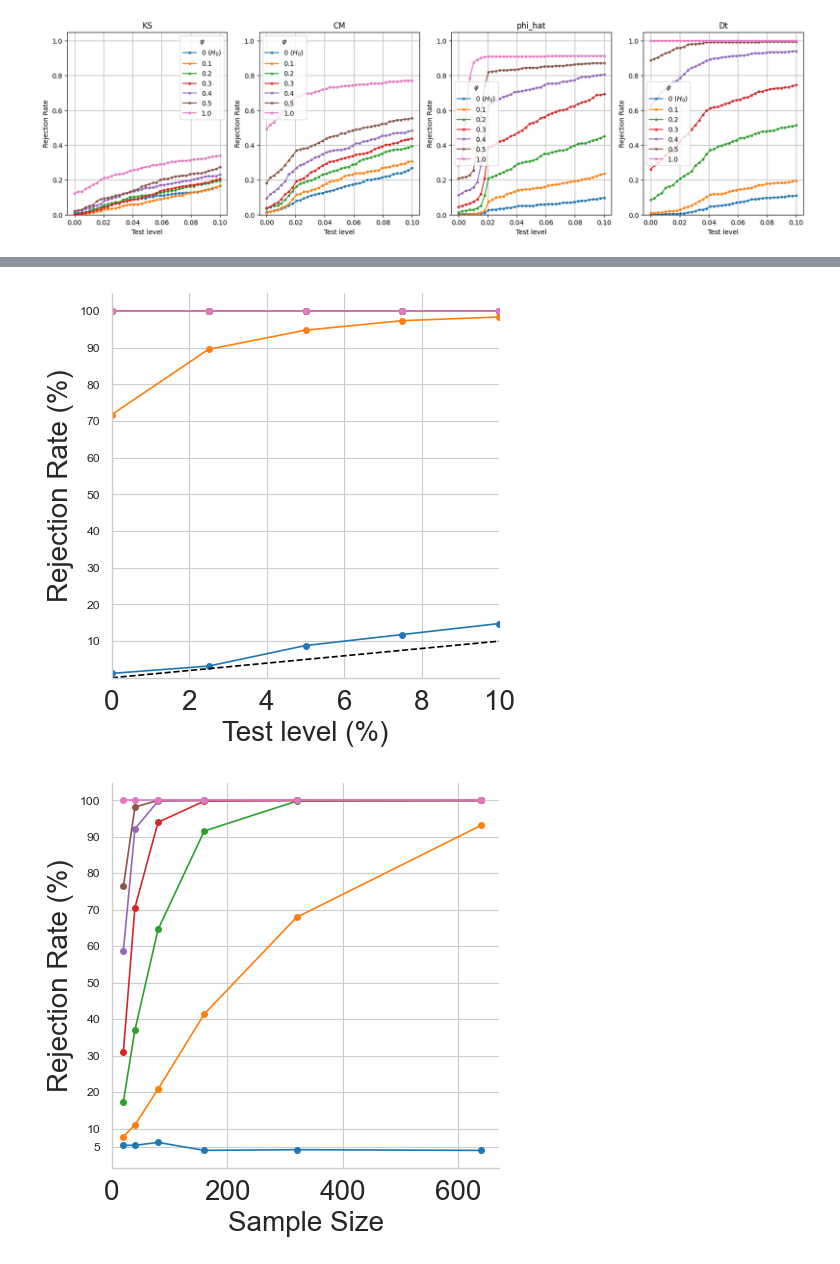
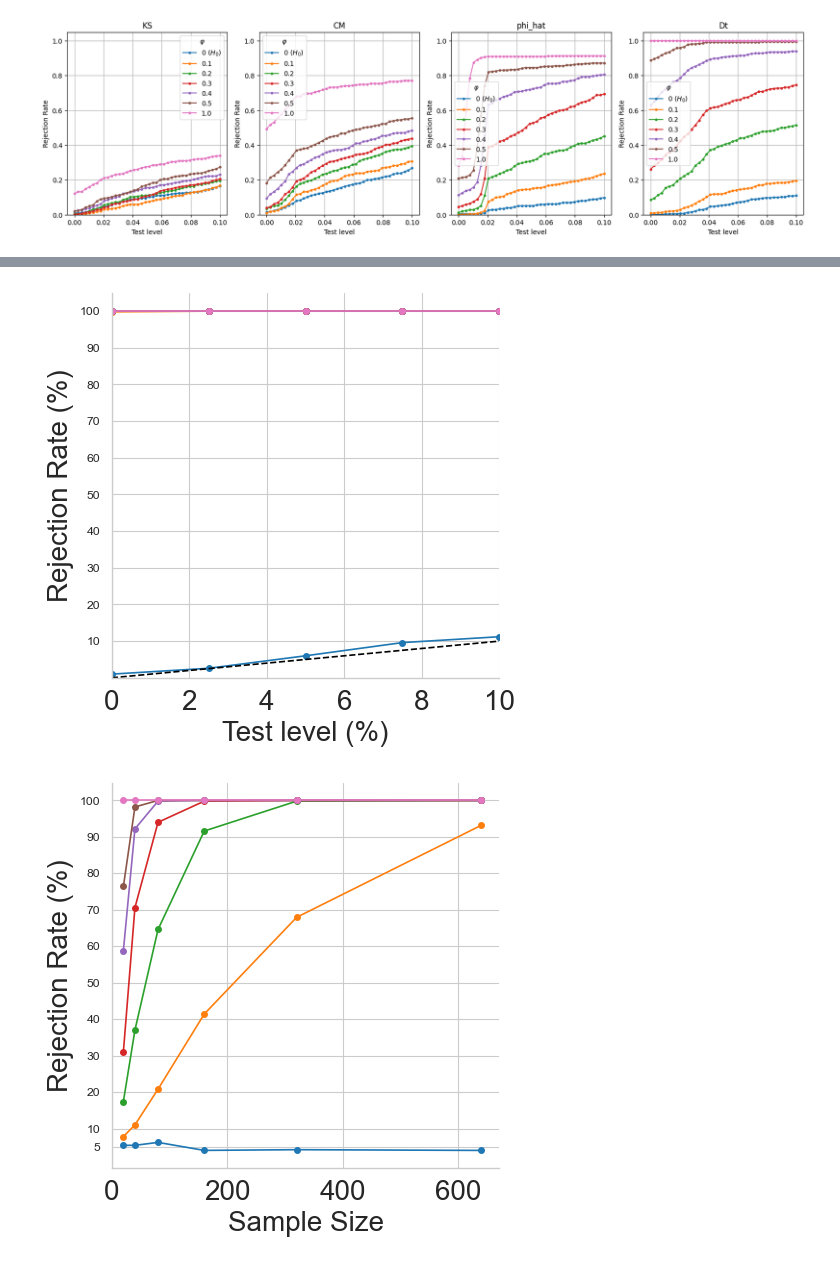
Before and after one commit to matthieubulte/GAR, a Jupyter notebook: simulation-evaluation.ipynb, the cells around one changed output, grey strips where cells are left out. Saved outputs shown, nothing was run; the diff lists cells and outputs as text; code cells hidden in the pictures.

```diff
--- a/simulation-evaluation.ipynb
+++ b/simulation-evaluation.ipynb
@@ -273,7 +183,7 @@ plt.savefig('./plots/size_rej_rate_R_mult_noise.pdf', bbox_inches='tight', trans
 # %%
-samplesize = 40
+samplesize = 80
 plt.figure(figsize=(5,5))
 plotting.plot_alpha_alpha(df_logchol, 'Dt', samplesize)
 plt.savefig('./plots/size_rej_rate_log_cholesky.pdf', bbox_inches='tight', transparent=True,)
 # %% [output]
-[figure, old version]
+[figure, new version]
```
Also changed, not shown: parts of 7 cells of this notebook, 2 other files.
